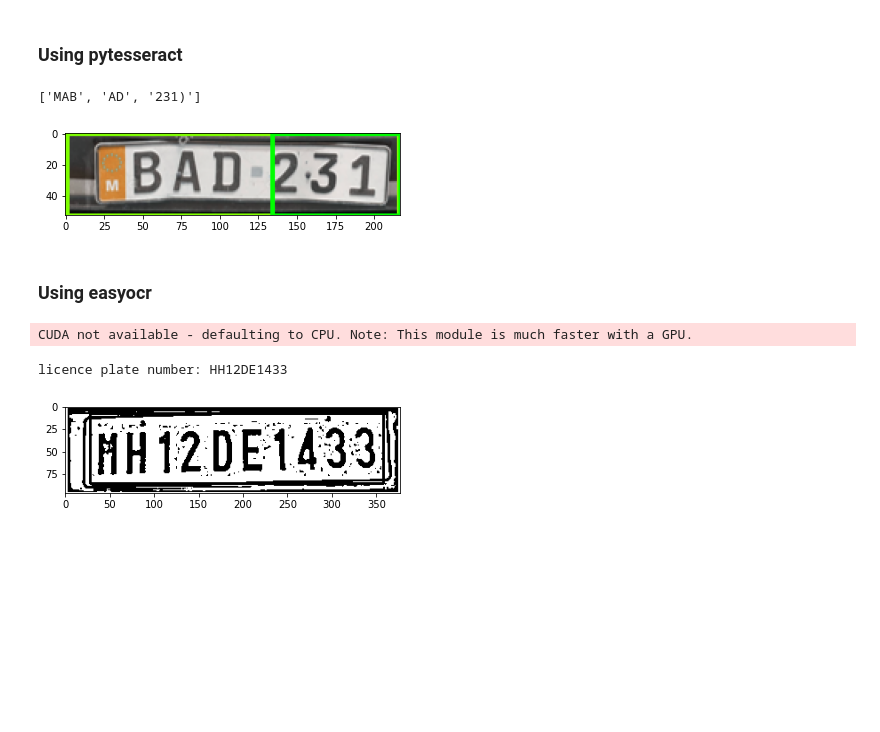
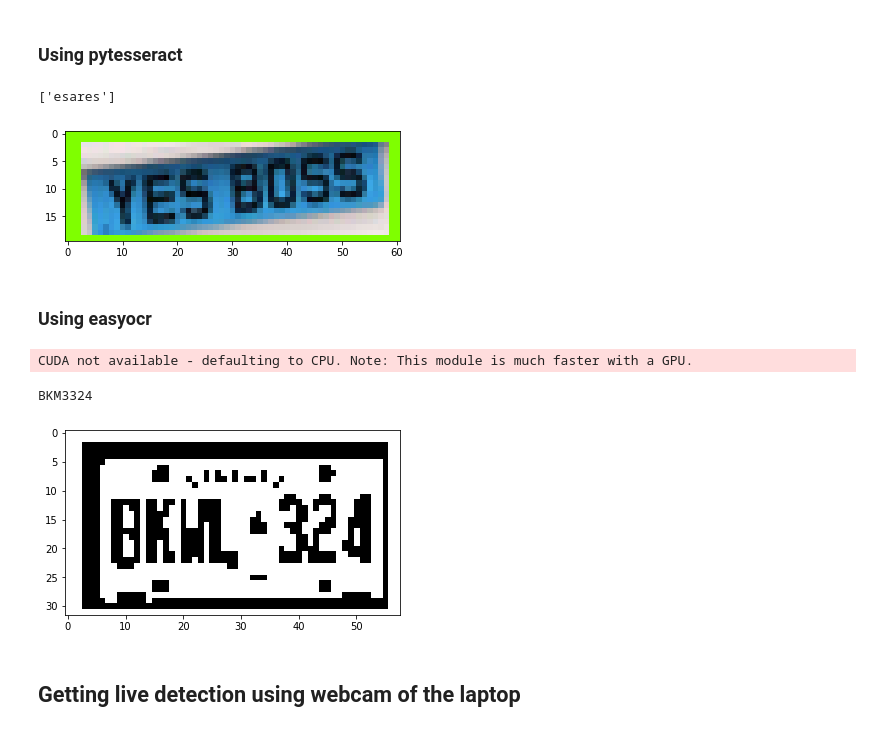
Before and after one commit to Sharath-v87/License-plate-detection, a Jupyter notebook: Licence detection - Tensorflow.ipynb, the cells around one changed output. Saved outputs shown, nothing was run; the diff lists cells and outputs as text; code cells hidden in the pictures; blank space fills up the shorter version.

```diff
--- a/Licence detection - Tensorflow.ipynb
+++ b/Licence detection - Tensorflow.ipynb
@@ -173,7 +173,7 @@ from matplotlib import pyplot as plt
 # %%
 category_index = label_map_util.create_category_index_from_labelmap(files['LABELMAP'])
 # %%
-IMAGE_PATH = os.path.join(paths['IMAGE_PATH'], 'test', 'licence.2534fcc8-0b2e-11ec-9b7c-acde48001122.jpg')
+IMAGE_PATH = os.path.join(paths['IMAGE_PATH'], 'train', 'licence.2535448a-0b2e-11ec-9b7c-acde48001122.jpg')
 # %%
 img = cv2.imread(IMAGE_PATH)
 image_np = np.array(img)
@@ -327,8 +327,8 @@ for idx,box in enumerate(boxes):
             lic.append(texts)
 print(lic)
 # %% [output]
-['MAB', 'AD', '231)']
+['esares']
-[figure, old version]
+[figure, new version]
 # %% [markdown]
 ### Using easyocr
 # %%
@@ -350,21 +350,24 @@ def numplatereg(image,result,img_thres):
 # %%
 for idx,box in enumerate(boxes):
     roi = box*[height,width,height,width]
     thres = image[int(roi[0]):int(roi[2]),int(roi[1]):int(roi[3])]
     thres = cv2.cvtColor(thres, cv2.COLOR_BGR2GRAY)
     thres = thres.astype(np.uint8)
-    region = cv2.adaptiveThreshold(thres,170,cv2.ADAPTIVE_THRESH_GAUSSIAN_C,cv2.THRESH_BINARY,17,4)
+    region = cv2.adaptiveThreshold(thres,190,cv2.ADAPTIVE_THRESH_GAUSSIAN_C,cv2.THRESH_BINARY,19,4)
     #plt.imshow(region)
     reader = easyocr.Reader(['en'])
     ocr_res = reader.readtext(region,allowlist=string.ascii_uppercase + "0123456789")
+    for i in range(0,len(ocr_res)):
+        print(ocr_res[i][1])
     text= numplatereg(region,ocr_res,box_thres)
-    print('licence plate number:',text[0])
-    top_left = tuple(ocr_res[0][0][0])
-    bottom_right = tuple(ocr_res[0][0][2])
-    img = cv2.rectangle(region,top_left,bottom_right,(0,255,0),2)
+#     top_left = tuple(ocr_res[0][0][0])
+#     bottom_right = tuple(ocr_res[0][0][2])
+    #img = cv2.rectangle(region,top_left,bottom_right,(0,255,0),2)
     plt.imshow(region, cmap='gray')
     plt.show()
 # %% [output]
 CUDA not available - defaulting to CPU. Note: This module is much faster with a GPU.
-licence plate number: HH12DE1433
+BKM3324
-[figure, old version]
+[figure, new version]
+# %% [markdown]
+## Getting live detection using webcam of the laptop
```
Also changed, not shown: parts of 3 cells of this notebook.
